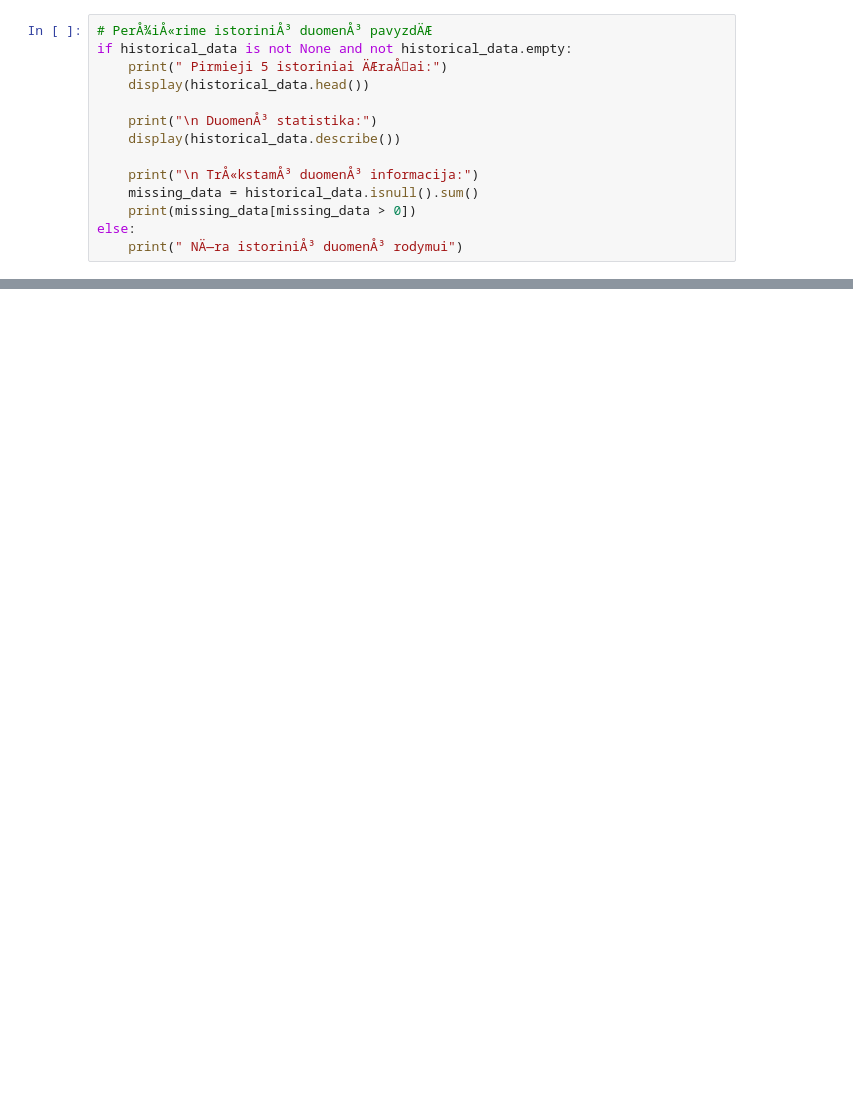
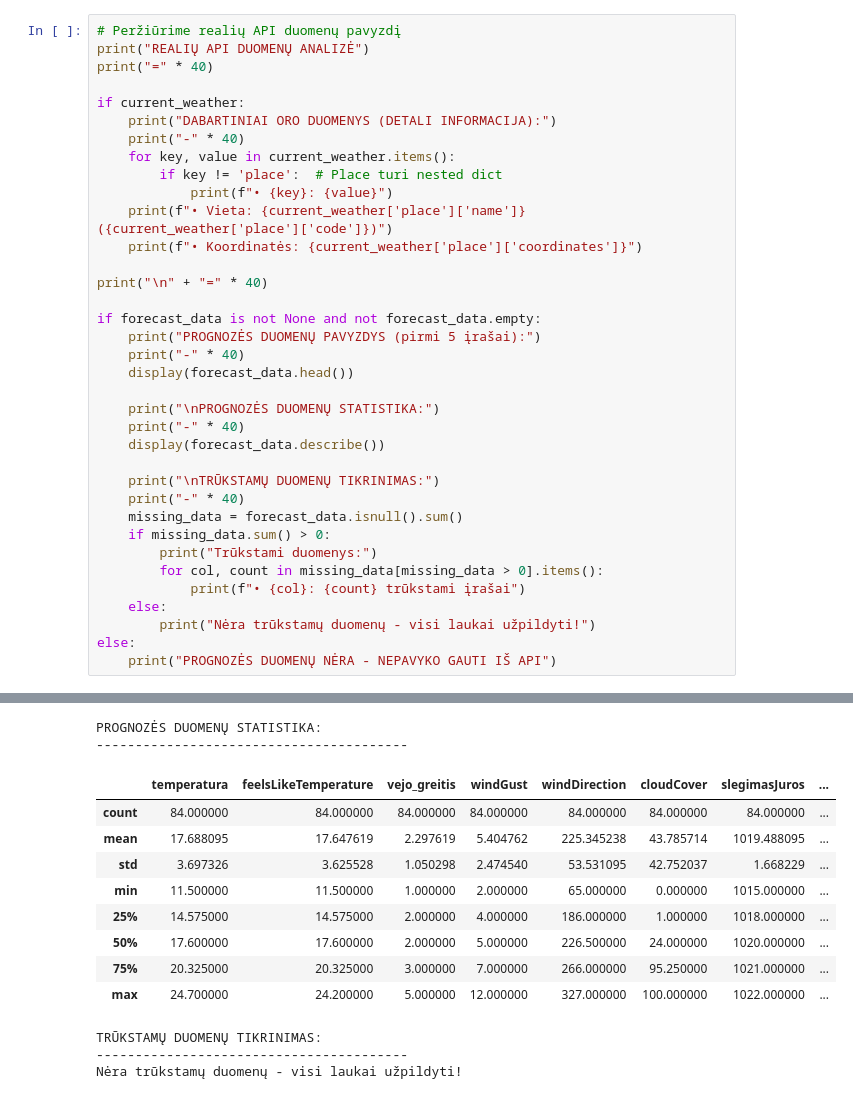
Before and after one commit to Viliusg94/Energy-Advice, a Jupyter notebook: notebooks/weather_analysis.ipynb, the cells around one changed output, grey strips where cells are left out. Drawn from its saved outputs; the diff is of its cells as text; blank space fills up the shorter version.

```diff
--- a/notebooks/weather_analysis.ipynb
+++ b/notebooks/weather_analysis.ipynb
@@ -100,15 +239,37 @@ ERROR:weather_api:Klaida atliekant API uÅ¾klausÄ…: 404 Client Error: Not Fo
 # %%
-# PerÅ¾iÅ«rime istoriniÅ³ duomenÅ³ pavyzdÄÆ
-if historical_data is not None and not historical_data.empty:
-    print(" Pirmieji 5 istoriniai ÄÆraÅai:")
-    display(historical_data.head())
+# Peržiūrime realių API duomenų pavyzdį
+print("REALIŲ API DUOMENŲ ANALIZĖ")
+print("=" * 40)
 
-    print("\n DuomenÅ³ statistika:")
-    display(historical_data.describe())
+if current_weather:
+    print("DABARTINIAI ORO DUOMENYS (DETALI INFORMACIJA):")
+    print("-" * 40)
+    for key, value in current_weather.items():
+        if key != 'place':  # Place turi nested dict
+            print(f"• {key}: {value}")
+    print(f"• Vieta: {current_weather['place']['name']} ({current_weather['place']['code']})")
+    print(f"• Koordinatės: {current_weather['place']['coordinates']}")
 
-    print("\n TrÅ«kstamÅ³ duomenÅ³ informacija:")
-    missing_data = historical_data.isnull().sum()
-    print(missing_data[missing_data > 0])
+print("\n" + "=" * 40)
+
+if forecast_data is not None and not forecast_data.empty:
+    print("PROGNOZĖS DUOMENŲ PAVYZDYS (pirmi 5 įrašai):")
+    print("-" * 40)
+    display(forecast_data.head())
+
+    print("\nPROGNOZĖS DUOMENŲ STATISTIKA:")
+    print("-" * 40)
+    display(forecast_data.describe())
+
+    print("\nTRŪKSTAMŲ DUOMENŲ TIKRINIMAS:")
+    print("-" * 40)
+    missing_data = forecast_data.isnull().sum()
+    if missing_data.sum() > 0:
+        print("Trūkstami duomenys:")
+        for col, count in missing_data[missing_data > 0].items():
+            print(f"• {col}: {count} trūkstami įrašai")
+    else:
+        print("Nėra trūkstamų duomenų - visi laukai užpildyti!")
 else:
-    print(" NÄ—ra istoriniÅ³ duomenÅ³ rodymui")
+    print("PROGNOZĖS DUOMENŲ NĖRA - NEPAVYKO GAUTI IŠ API")
 # %% [output]
@@ -116 +303,15 @@ else:
+PROGNOZĖS DUOMENŲ STATISTIKA:
+----------------------------------------
+|  | temperatura | feelsLikeTemperature | vejo_greitis | windGust | windDirection | cloudCover | slegimasJuros | ... |
+| count | 84.000000 | 84.000000 | 84.000000 | 84.000000 | 84.000000 | 84.000000 | 84.000000 | ... |
+| mean | 17.688095 | 17.647619 | 2.297619 | 5.404762 | 225.345238 | 43.785714 | 1019.488095 | ... |
+| std | 3.697326 | 3.625528 | 1.050298 | 2.474540 | 53.531095 | 42.752037 | 1.668229 | ... |
+| min | 11.500000 | 11.500000 | 1.000000 | 2.000000 | 65.000000 | 0.000000 | 1015.000000 | ... |
+| 25% | 14.575000 | 14.575000 | 2.000000 | 4.000000 | 186.000000 | 1.000000 | 1018.000000 | ... |
+| 50% | 17.600000 | 17.600000 | 2.000000 | 5.000000 | 226.500000 | 24.000000 | 1020.000000 | ... |
+| 75% | 20.325000 | 20.325000 | 3.000000 | 7.000000 | 266.000000 | 95.250000 | 1021.000000 | ... |
+| max | 24.700000 | 24.200000 | 5.000000 | 12.000000 | 327.000000 | 100.000000 | 1022.000000 | ... |
+TRŪKSTAMŲ DUOMENŲ TIKRINIMAS:
+----------------------------------------
+Nėra trūkstamų duomenų - visi laukai užpildyti!
 # %%
```
Also changed, not shown: parts of 29 cells of this notebook, 40 other files.
